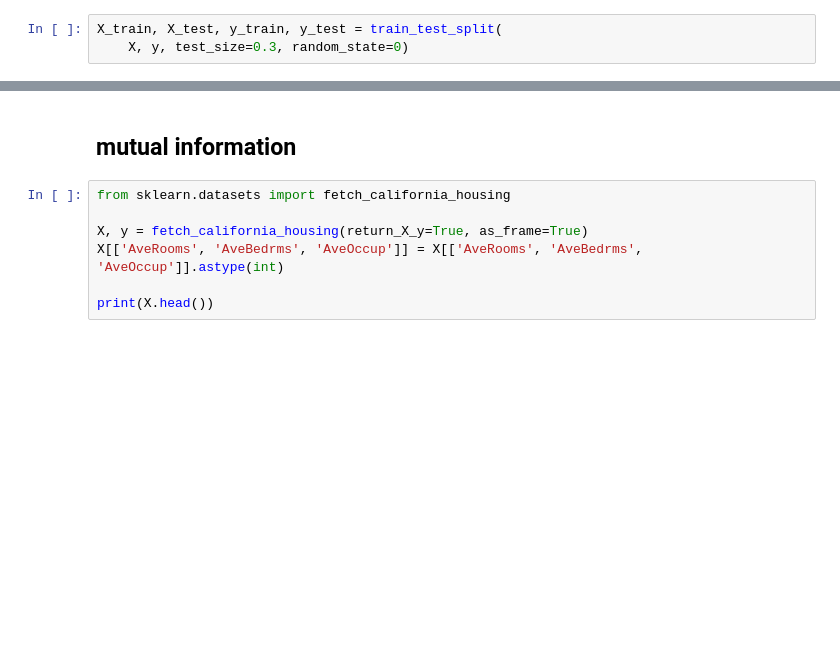
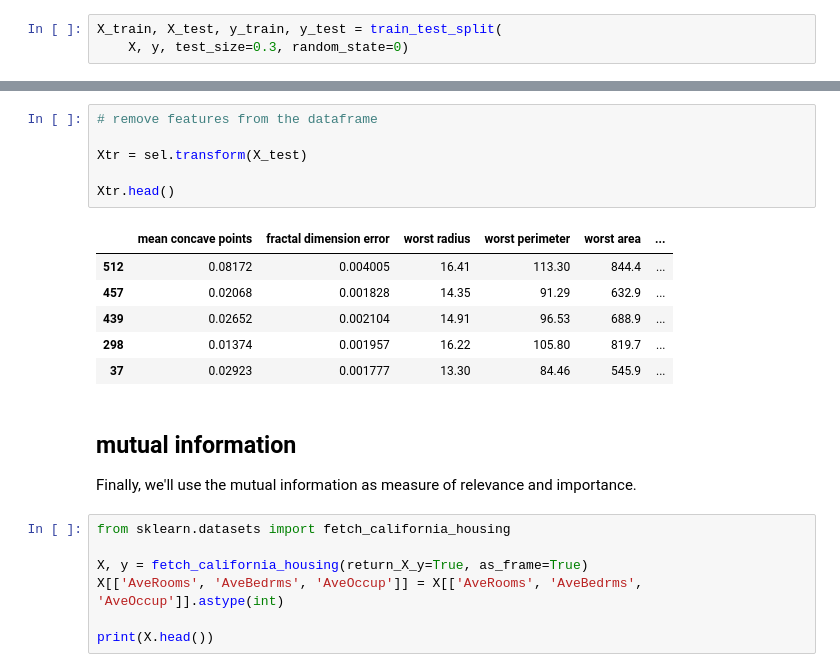
Before and after one commit to solegalli/feature-selection-for-machine-learning, a Jupyter notebook: 11-Hybrid-methods/11.9-MRMR-feature-engine.ipynb, the cells around one changed output, grey strips where cells are left out. Cells and saved outputs as stored; diff of their text form; blank space fills up the shorter version.

```diff
--- a/11-Hybrid-methods/11.9-MRMR-feature-engine.ipynb
+++ b/11-Hybrid-methods/11.9-MRMR-feature-engine.ipynb
@@ -204,5 +173,20 @@ plt.show()
+# %%
+# remove features from the dataframe
+
+Xtr = sel.transform(X_test)
+
+Xtr.head()
+# %% [output]
+|  | mean concave points | fractal dimension error | worst radius | worst perimeter | worst area | ... |
+| 512 | 0.08172 | 0.004005 | 16.41 | 113.30 | 844.4 | ... |
+| 457 | 0.02068 | 0.001828 | 14.35 | 91.29 | 632.9 | ... |
+| 439 | 0.02652 | 0.002104 | 14.91 | 96.53 | 688.9 | ... |
+| 298 | 0.01374 | 0.001957 | 16.22 | 105.80 | 819.7 | ... |
+| 37 | 0.02923 | 0.001777 | 13.30 | 84.46 | 545.9 | ... |
 # %% [markdown]
 ## mutual information
+
+Finally, we'll use the mutual information as measure of relevance and importance.
 # %%
 from sklearn.datasets import fetch_california_housing
 
```
Also changed, not shown: parts of 23 cells of this notebook.
